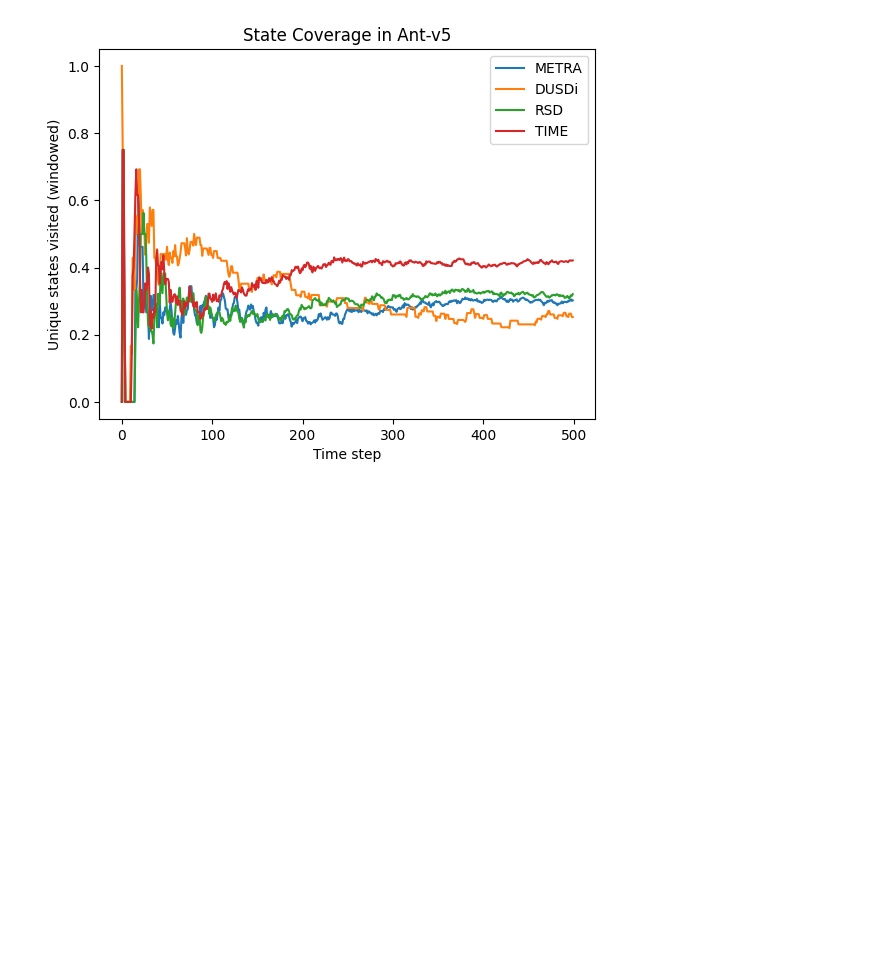
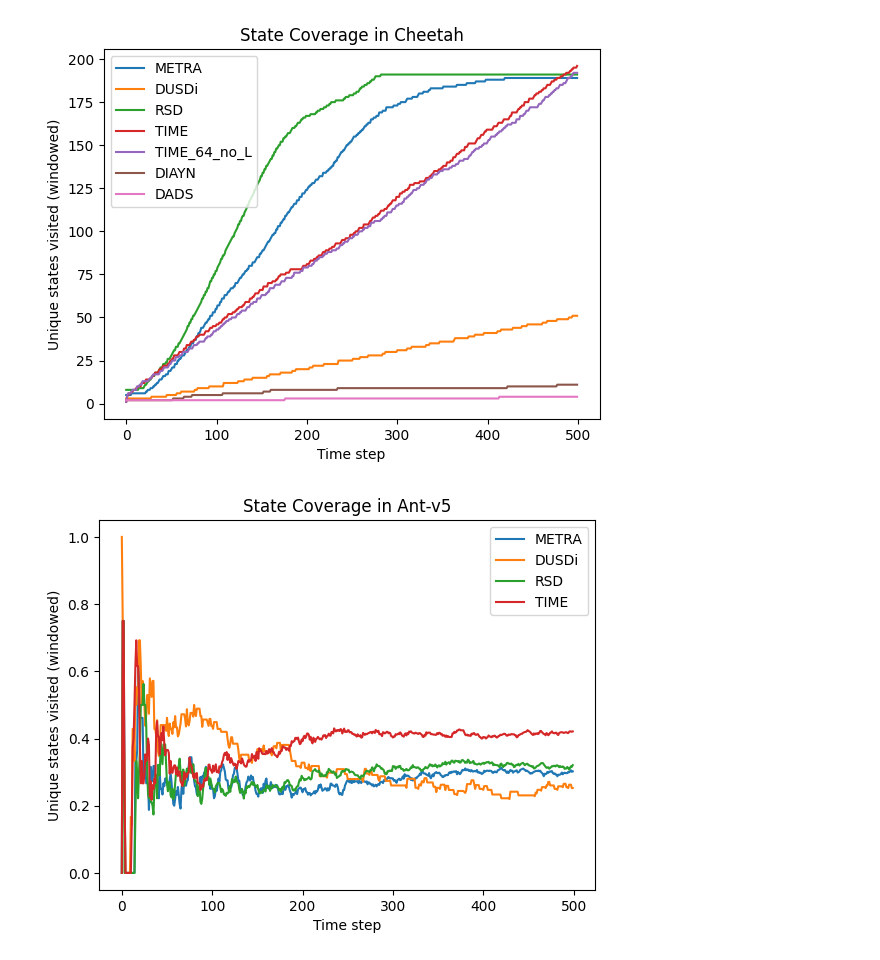
Before and after one commit to trinhminh11/TIME, a Jupyter notebook: metrics.ipynb, the cells around one changed output. Drawn from its saved outputs; the diff is of its cells as text; code cells hidden in the pictures; blank space fills up the shorter version.

```diff
--- a/metrics.ipynb
+++ b/metrics.ipynb
@@ -67,7 +67,9 @@ metrics.plot_x_y_explore_metrics("DUSDi", "Humanoid", x_lim=(-10, 10), y_lim=(-1
 metrics.plot_x_y_explore_metrics("DADS", "Humanoid", x_lim=(-10, 10), y_lim=(-10, 10), ax=axes[3][4], custom_title=" ")
 metrics.plot_x_y_explore_metrics("DIAYN", "Humanoid", x_lim=(-10, 10), y_lim=(-10, 10), ax=axes[3][5], custom_title=" ")
 # %%
-metrics.plot_state_coverage_from_env('Cheetah', window_size=1)
+metrics.plot_state_coverage_from_env(['METRA', 'DUSDi', "RSD", "TIME", "TIME_64_no_L", "DIAYN", "DADS"], 'Cheetah', window_size=1)
+# %% [output]
+[figure, added]
 # %%
 ret = metrics.plot_percentage_state_coverage(['METRA', 'DUSDi', "RSD", "TIME"], 'Ant-v5', window_size=1.8, lower_bound=2, upper_bound=10)
 # %% [output]
```
Also changed, not shown: parts of 5 cells of this notebook, 2 other files.
